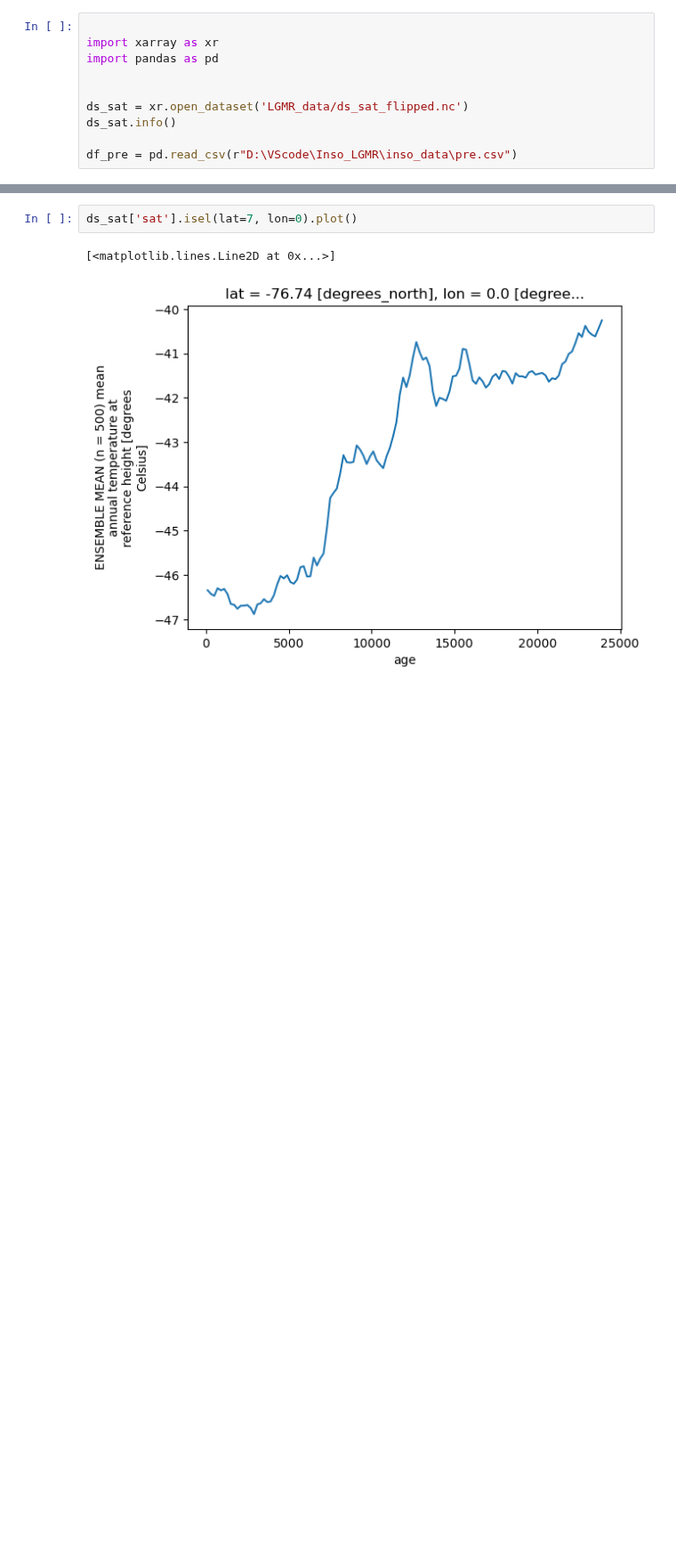
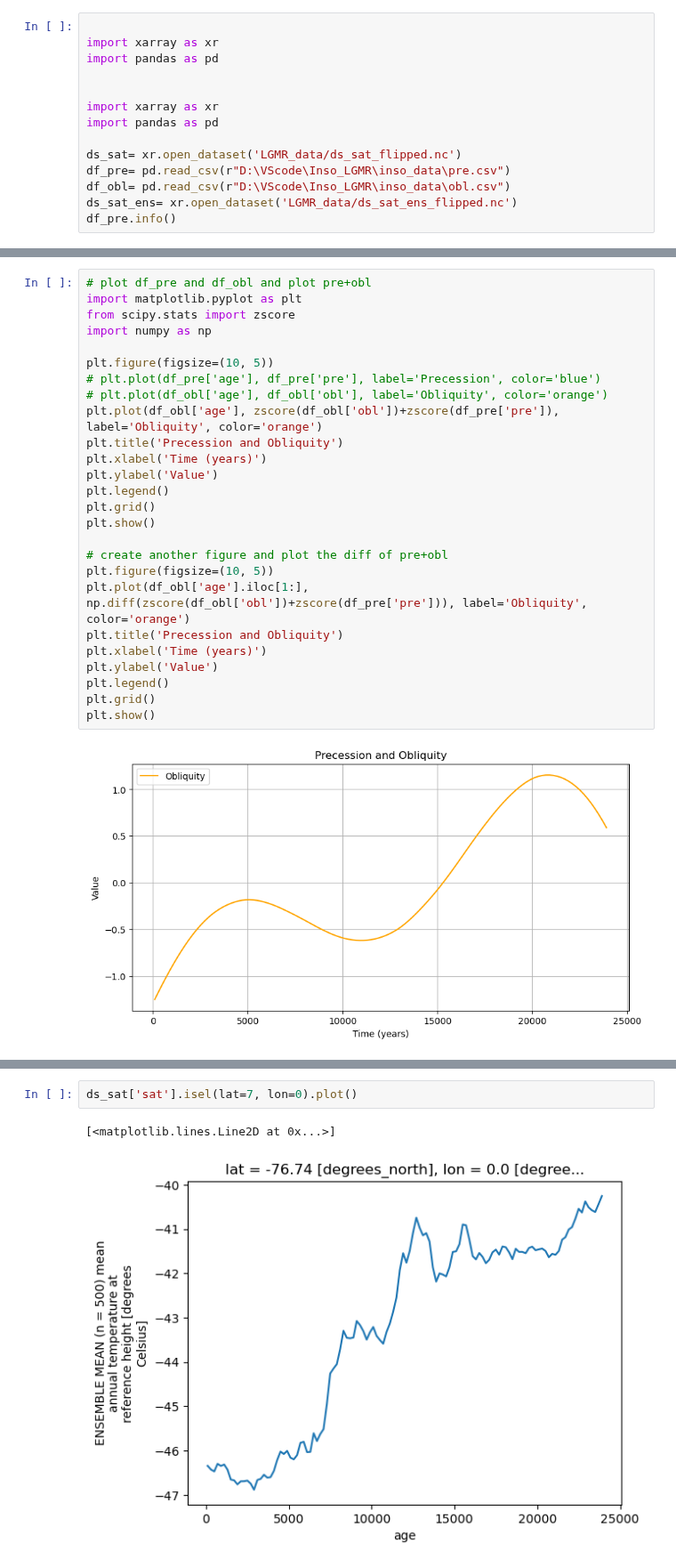
Before and after one commit to Peisong-Zheng/Inso_LGMR, a Jupyter notebook: synthetic_data_test.ipynb, the cells around one changed output, grey strips where cells are left out. Shown at 89% size. Cells and saved outputs as stored; diff of their text form; blank space fills up the shorter version.

```diff
--- a/synthetic_data_test.ipynb
+++ b/synthetic_data_test.ipynb
@@ -4,8 +4,12 @@ import xarray as xr
 import pandas as pd
 
 
-ds_sat = xr.open_dataset('LGMR_data/ds_sat_flipped.nc')
-ds_sat.info()
+import xarray as xr
+import pandas as pd
 
-df_pre = pd.read_csv(r"D:\VScode\Inso_LGMR\inso_data\pre.csv")
+ds_sat= xr.open_dataset('LGMR_data/ds_sat_flipped.nc')
+df_pre= pd.read_csv(r"D:\VScode\Inso_LGMR\inso_data\pre.csv")
+df_obl= pd.read_csv(r"D:\VScode\Inso_LGMR\inso_data\obl.csv")
+ds_sat_ens= xr.open_dataset('LGMR_data/ds_sat_ens_flipped.nc')
+df_pre.info()
 # %% [output]
@@ -28,0 +25,28 @@ variables:
+# %%
+# plot df_pre and df_obl and plot pre+obl
+import matplotlib.pyplot as plt
+from scipy.stats import zscore
+import numpy as np
+
+plt.figure(figsize=(10, 5))
+# plt.plot(df_pre['age'], df_pre['pre'], label='Precession', color='blue')
+# plt.plot(df_obl['age'], df_obl['obl'], label='Obliquity', color='orange')
+plt.plot(df_obl['age'], zscore(df_obl['obl'])+zscore(df_pre['pre']), label='Obliquity', color='orange')
+plt.title('Precession and Obliquity')
+plt.xlabel('Time (years)')
+plt.ylabel('Value')
+plt.legend()
+plt.grid()
+plt.show()
+
+# create another figure and plot the diff of pre+obl
+plt.figure(figsize=(10, 5))
+plt.plot(df_obl['age'].iloc[1:], np.diff(zscore(df_obl['obl'])+zscore(df_pre['pre'])), label='Obliquity', color='orange')
+plt.title('Precession and Obliquity')
+plt.xlabel('Time (years)')
+plt.ylabel('Value')
+plt.legend()
+plt.grid()
+plt.show()
+# %% [output]
+[figure, added]
```
Also changed, not shown: parts of 11 cells of this notebook, 5 other files.
